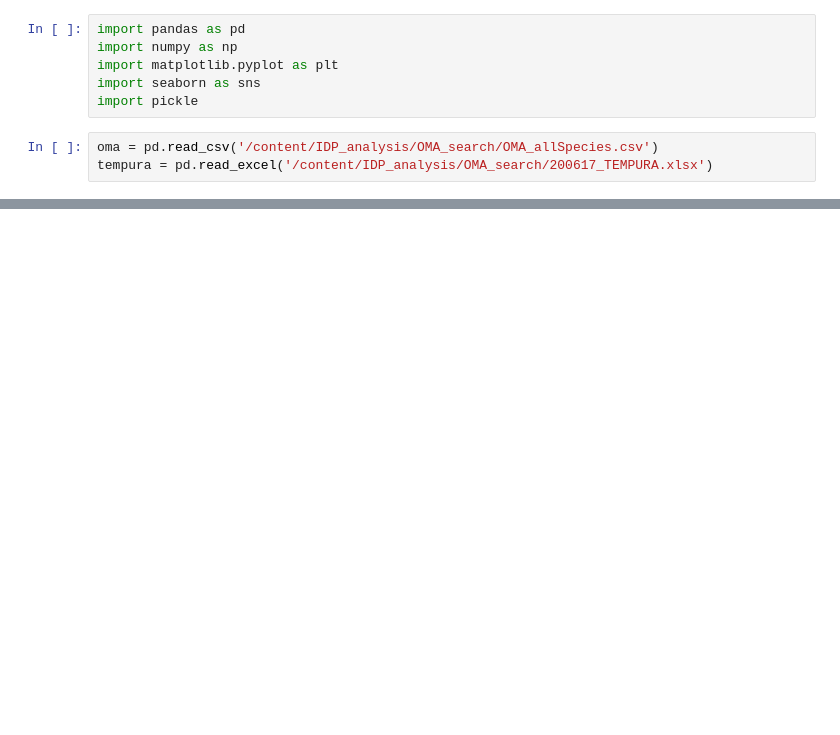
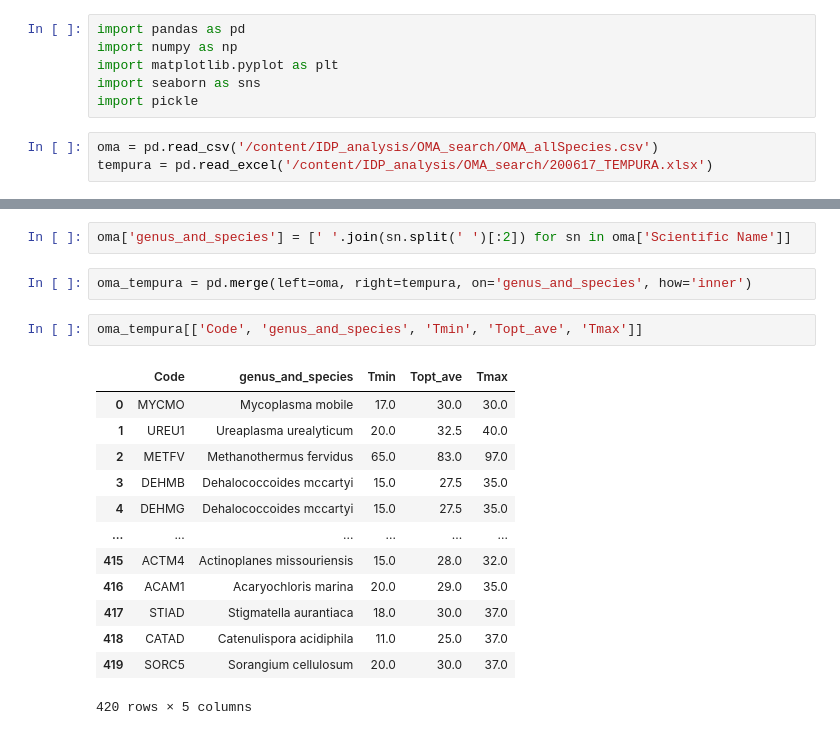
Before and after one commit to alibekk93/IDP_analysis, a Jupyter notebook: OMA_search/OMA_search.ipynb, the cells around one changed output, grey strips where cells are left out. Cells and saved outputs as stored; diff of their text form; blank space fills up the shorter version.

```diff
--- a/OMA_search/OMA_search.ipynb
+++ b/OMA_search/OMA_search.ipynb
@@ -24,0 +40,20 @@ tempura = pd.read_excel('/content/IDP_analysis/OMA_search/200617_TEMPURA.xlsx')
+# %%
+oma['genus_and_species'] = [' '.join(sn.split(' ')[:2]) for sn in oma['Scientific Name']]
+# %%
+oma_tempura = pd.merge(left=oma, right=tempura, on='genus_and_species', how='inner')
+# %%
+oma_tempura[['Code', 'genus_and_species', 'Tmin', 'Topt_ave', 'Tmax']]
+# %% [output]
+|  | Code | genus_and_species | Tmin | Topt_ave | Tmax |
+| 0 | MYCMO | Mycoplasma mobile | 17.0 | 30.0 | 30.0 |
+| 1 | UREU1 | Ureaplasma urealyticum | 20.0 | 32.5 | 40.0 |
+| 2 | METFV | Methanothermus fervidus | 65.0 | 83.0 | 97.0 |
+| 3 | DEHMB | Dehalococcoides mccartyi | 15.0 | 27.5 | 35.0 |
+| 4 | DEHMG | Dehalococcoides mccartyi | 15.0 | 27.5 | 35.0 |
+| ... | ... | ... | ... | ... | ... |
+| 415 | ACTM4 | Actinoplanes missouriensis | 15.0 | 28.0 | 32.0 |
+| 416 | ACAM1 | Acaryochloris marina | 20.0 | 29.0 | 35.0 |
+| 417 | STIAD | Stigmatella aurantiaca | 18.0 | 30.0 | 37.0 |
+| 418 | CATAD | Catenulispora acidiphila | 11.0 | 25.0 | 37.0 |
+| 419 | SORC5 | Sorangium cellulosum | 20.0 | 30.0 | 37.0 |
+420 rows × 5 columns
```
Also changed, not shown: parts of 4 cells of this notebook.
